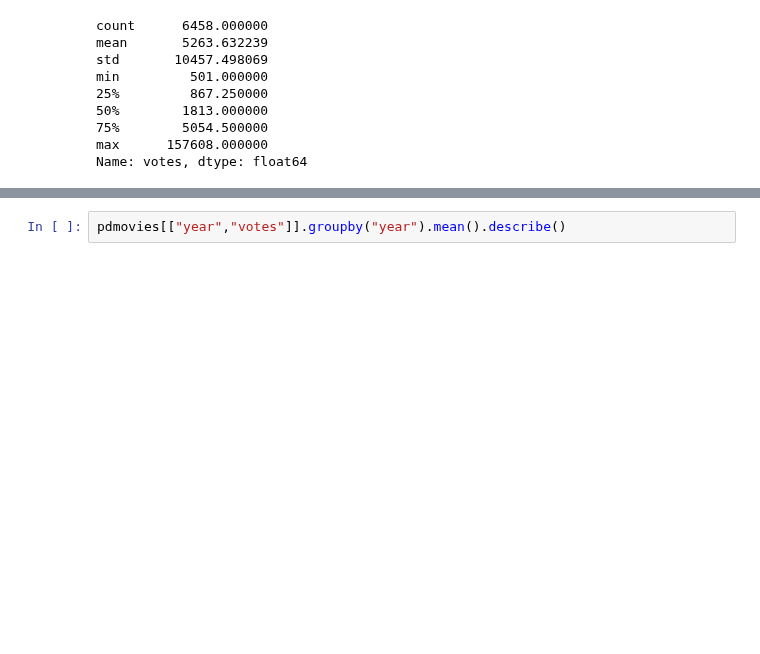
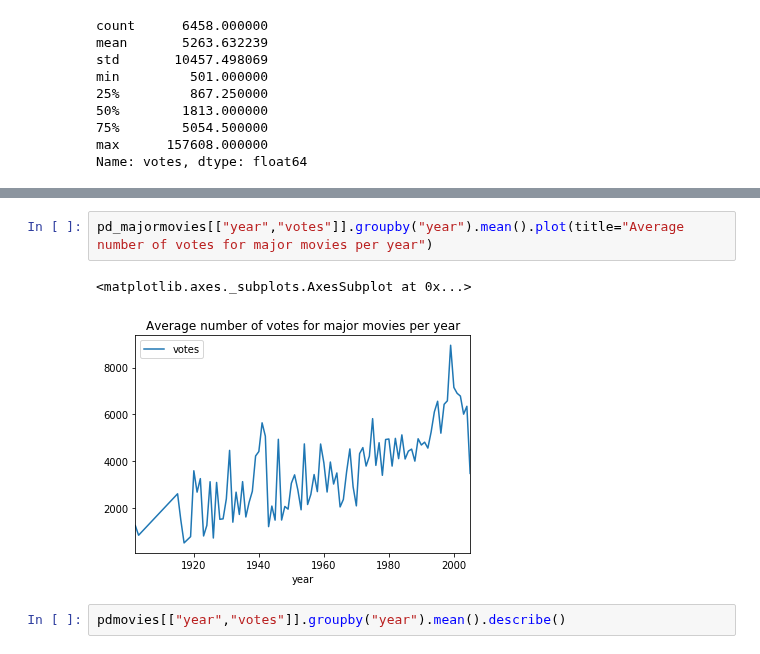
Before and after one commit to brookeslawski/datascience-homeworks-local, a Jupyter notebook: HW3/2018-HW3.ipynb, the cells around one changed output, grey strips where cells are left out. Drawn from its saved outputs; the diff is of its cells as text; blank space fills up the shorter version.

```diff
--- a/HW3/2018-HW3.ipynb
+++ b/HW3/2018-HW3.ipynb
@@ -487,3 +533,8 @@ pd_majormovies[["year","votes"]].groupby("year").sum().plot(title="Total votes f
+# %%
+pd_majormovies[["year","votes"]].groupby("year").mean().plot(title="Average number of votes for major movies per year")
+# %% [output]
+<matplotlib.axes._subplots.AxesSubplot at 0x...>
+[figure, added]
 # %%
 pdmovies[["year","votes"]].groupby("year").mean().describe()
 # %% [output]
```
Also changed, not shown: parts of 13 cells of this notebook.
